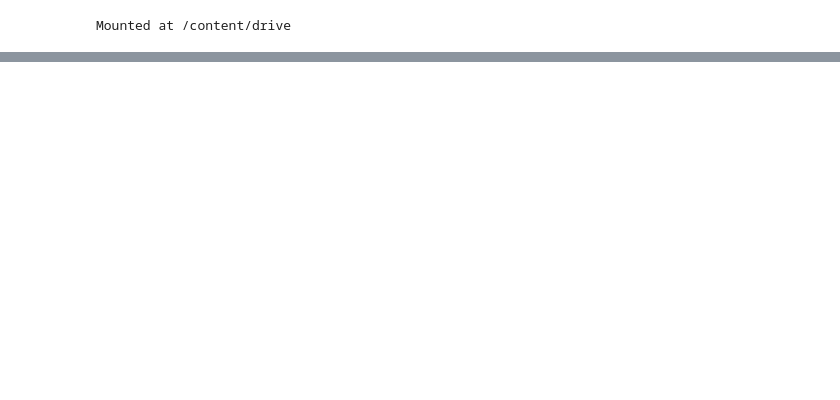
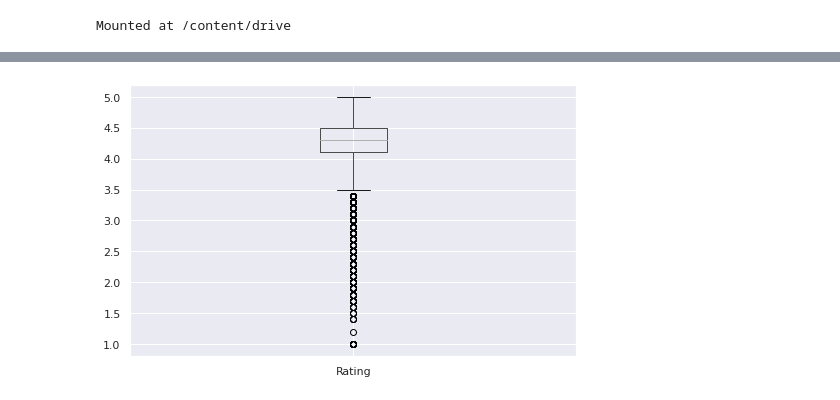
Before and after one commit to shirkepranav98/Play-Store-App-Review-Analysis-, a Jupyter notebook: Pranav_Shirke_Play_Store_App_Review_Analysis_EDA_Project.ipynb, the cells around one changed output, grey strips where cells are left out. Drawn from its saved outputs; the diff is of its cells as text; code cells hidden in the pictures; blank space fills up the shorter version.

```diff
--- a/Pranav_Shirke_Play_Store_App_Review_Analysis_EDA_Project.ipynb
+++ b/Pranav_Shirke_Play_Store_App_Review_Analysis_EDA_Project.ipynb
@@ -112,0 +115,4 @@ ValueError: ignored
+# %%
+play_df.boxplot(column='Rating');
+# %% [output]
+[figure, added]
```
Also changed, not shown: parts of 51 cells of this notebook.
